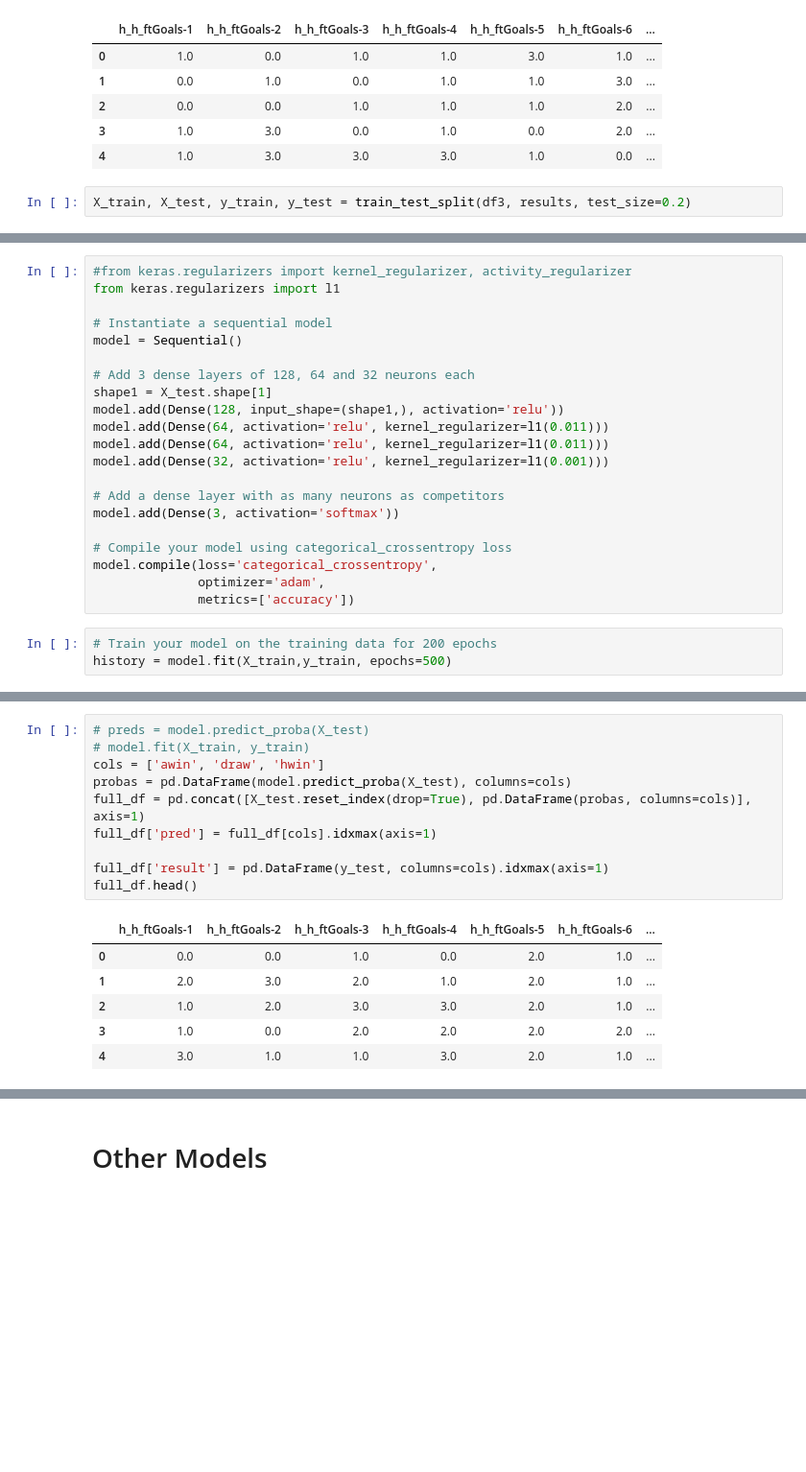
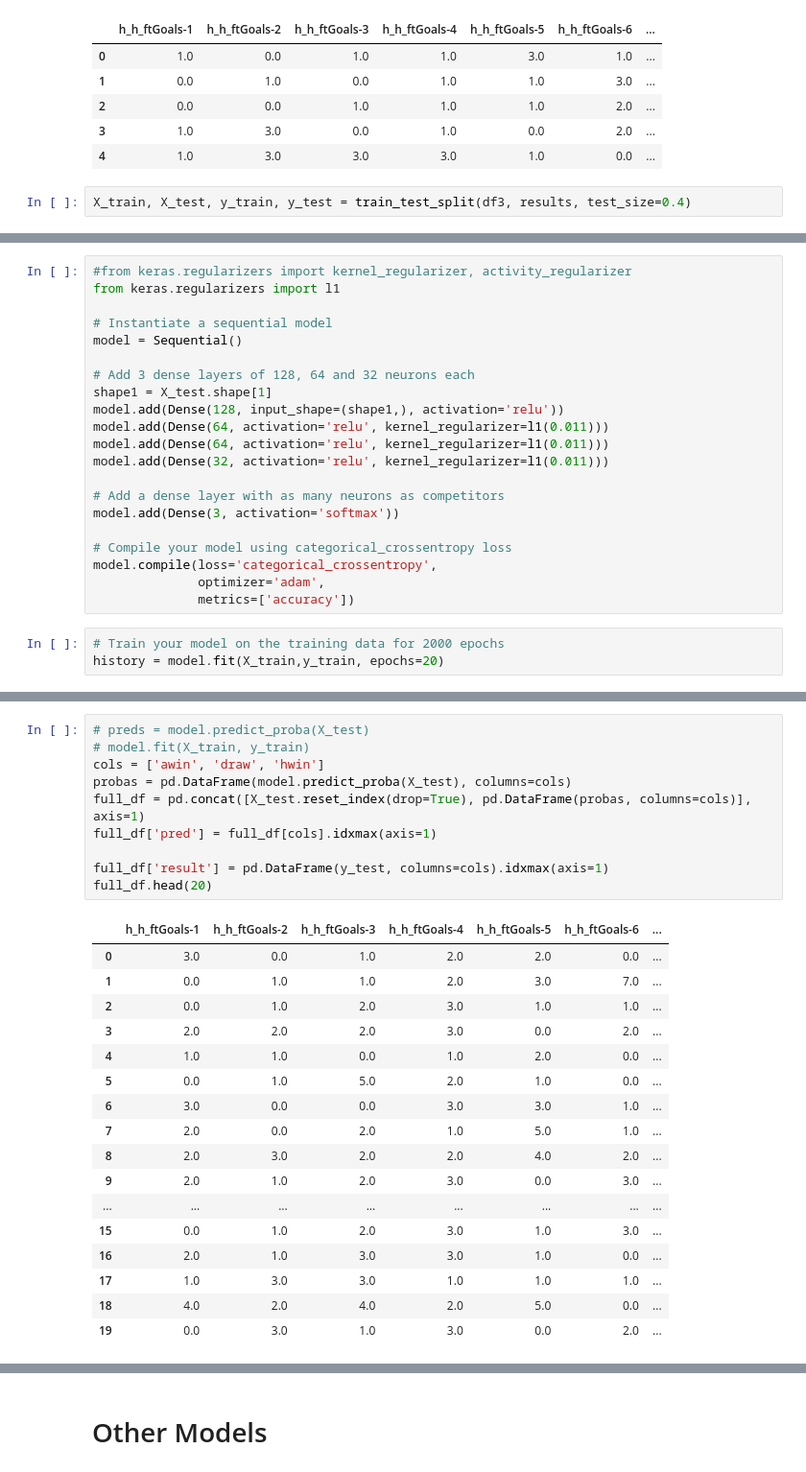
Before and after one commit to DMacGillivray/soccer-predictions, a Jupyter notebook: notebooks/0002.01 Modeling Setup - Run First Model.ipynb, the cells around one changed output, grey strips where cells are left out. Shown at 96% size. Drawn from its saved outputs; the diff is of its cells as text; blank space fills up the shorter version.

```diff
--- a/notebooks/0002.01 Modeling Setup - Run First Model.ipynb
+++ b/notebooks/0002.01 Modeling Setup - Run First Model.ipynb
@@ -193,7 +200,7 @@ df3.head()
 | 3 | 1.0 | 3.0 | 0.0 | 1.0 | 0.0 | 2.0 | ... |
 | 4 | 1.0 | 3.0 | 3.0 | 3.0 | 1.0 | 0.0 | ... |
 # %%
-X_train, X_test, y_train, y_test = train_test_split(df3, results, test_size=0.2)
+X_train, X_test, y_train, y_test = train_test_split(df3, results, test_size=0.4)
 # %%
 X_train.shape
 # %% [output]
@@ -218,7 +225,7 @@ shape1 = X_test.shape[1]
 model.add(Dense(128, input_shape=(shape1,), activation='relu'))
 model.add(Dense(64, activation='relu', kernel_regularizer=l1(0.011)))
 model.add(Dense(64, activation='relu', kernel_regularizer=l1(0.011)))
-model.add(Dense(32, activation='relu', kernel_regularizer=l1(0.001)))
+model.add(Dense(32, activation='relu', kernel_regularizer=l1(0.011)))
 
 # Add a dense layer with as many neurons as competitors
 model.add(Dense(3, activation='softmax'))
@@ -228,8 +235,8 @@ model.compile(loss='categorical_crossentropy',
               optimizer='adam',
               metrics=['accuracy'])
 # %%
-# Train your model on the training data for 200 epochs
-history = model.fit(X_train,y_train, epochs=500)
+# Train your model on the training data for 2000 epochs
+history = model.fit(X_train,y_train, epochs=20)
 # %% [output]
 WARNING:tensorflow:From /home/david/anaconda3/envs/ana_py37/lib/python3.7/site-packages/keras/backend/tensorflow_backend.py:422: The name tf.global_variables is deprecated. Please use tf.compat.v1.glo ...
 
@@ -260,20 +267,31 @@ Accuracy: 0.4442477822303772
 # %%
 # preds = model.predict_proba(X_test)
 # model.fit(X_train, y_train)
 cols = ['awin', 'draw', 'hwin']
 probas = pd.DataFrame(model.predict_proba(X_test), columns=cols)
 full_df = pd.concat([X_test.reset_index(drop=True), pd.DataFrame(probas, columns=cols)], axis=1)
 full_df['pred'] = full_df[cols].idxmax(axis=1)
 
 full_df['result'] = pd.DataFrame(y_test, columns=cols).idxmax(axis=1)
-full_df.head()
+full_df.head(20)
 # %% [output]
 |  | h_h_ftGoals-1 | h_h_ftGoals-2 | h_h_ftGoals-3 | h_h_ftGoals-4 | h_h_ftGoals-5 | h_h_ftGoals-6 | ... |
-| 0 | 0.0 | 0.0 | 1.0 | 0.0 | 2.0 | 1.0 | ... |
-| 1 | 2.0 | 3.0 | 2.0 | 1.0 | 2.0 | 1.0 | ... |
-| 2 | 1.0 | 2.0 | 3.0 | 3.0 | 2.0 | 1.0 | ... |
-| 3 | 1.0 | 0.0 | 2.0 | 2.0 | 2.0 | 2.0 | ... |
-| 4 | 3.0 | 1.0 | 1.0 | 3.0 | 2.0 | 1.0 | ... |
+| 0 | 3.0 | 0.0 | 1.0 | 2.0 | 2.0 | 0.0 | ... |
+| 1 | 0.0 | 1.0 | 1.0 | 2.0 | 3.0 | 7.0 | ... |
+| 2 | 0.0 | 1.0 | 2.0 | 3.0 | 1.0 | 1.0 | ... |
+| 3 | 2.0 | 2.0 | 2.0 | 3.0 | 0.0 | 2.0 | ... |
+| 4 | 1.0 | 1.0 | 0.0 | 1.0 | 2.0 | 0.0 | ... |
+| 5 | 0.0 | 1.0 | 5.0 | 2.0 | 1.0 | 0.0 | ... |
+| 6 | 3.0 | 0.0 | 0.0 | 3.0 | 3.0 | 1.0 | ... |
+| 7 | 2.0 | 0.0 | 2.0 | 1.0 | 5.0 | 1.0 | ... |
+| 8 | 2.0 | 3.0 | 2.0 | 2.0 | 4.0 | 2.0 | ... |
+| 9 | 2.0 | 1.0 | 2.0 | 3.0 | 0.0 | 3.0 | ... |
+| ... | ... | ... | ... | ... | ... | ... | ... |
+| 15 | 0.0 | 1.0 | 2.0 | 3.0 | 1.0 | 3.0 | ... |
+| 16 | 2.0 | 1.0 | 3.0 | 3.0 | 1.0 | 0.0 | ... |
+| 17 | 1.0 | 3.0 | 3.0 | 1.0 | 1.0 | 1.0 | ... |
+| 18 | 4.0 | 2.0 | 4.0 | 2.0 | 5.0 | 0.0 | ... |
+| 19 | 0.0 | 3.0 | 1.0 | 3.0 | 0.0 | 2.0 | ... |
 # %%
 from sklearn.metrics import confusion_matrix
 df_cm = pd.DataFrame(confusion_matrix(full_df['result'], full_df['pred']))
```
Also changed, not shown: parts of 14 cells of this notebook, 3 other files.
